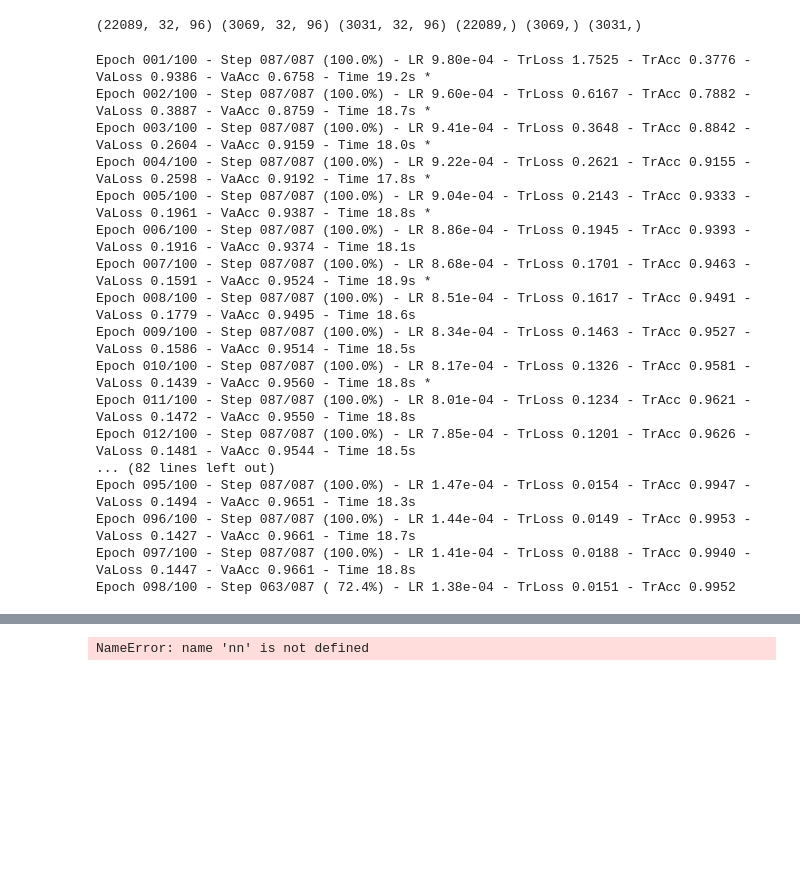
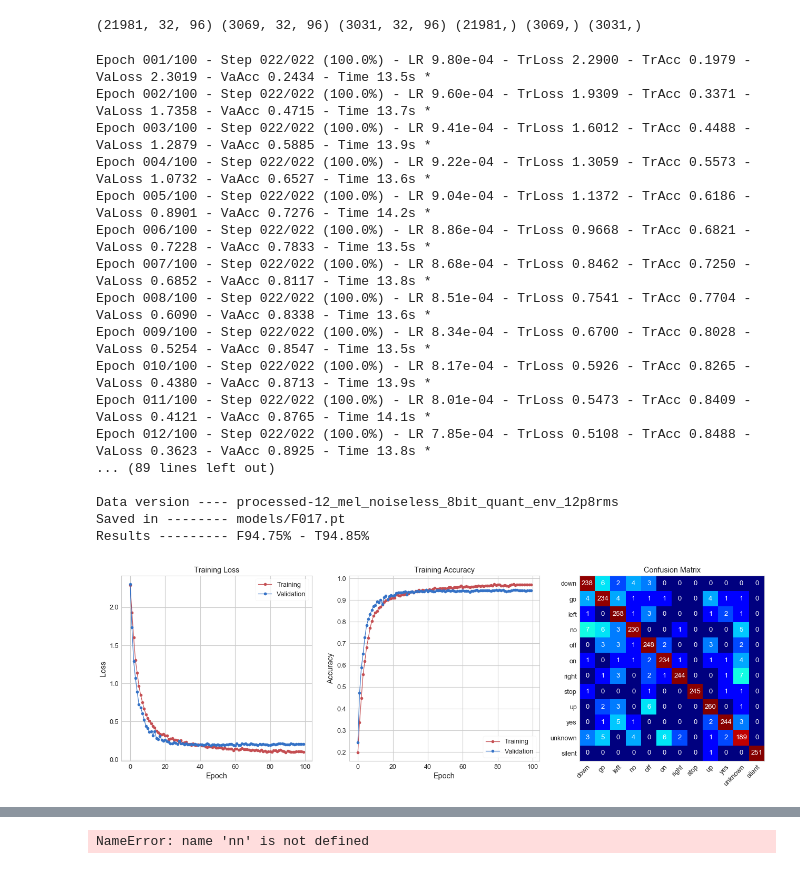
Before and after one commit to dan-zilla/a2i_ligru, a Jupyter notebook: google_voice/processing/Training-09-liGRU.ipynb, the cells around one changed output, grey strips where cells are left out. Saved outputs shown, nothing was run; the diff lists cells and outputs as text; code cells hidden in the pictures; blank space fills up the shorter version.

Commit message:
quantization, rms norm, refactoring some functions

```diff
--- a/google_voice/processing/Training-09-liGRU.ipynb
+++ b/google_voice/processing/Training-09-liGRU.ipynb
@@ -21,7 +21,7 @@ from jupyterthemes import jtplot
 jtplot.style()
 # %%
 data_folder = '../outfiles/'
-data_version = 'processed-12_mel_noiseless'
+data_version = 'processed-12_mel_noiseless_8bit_quant_env_12p8rms'
 
 with open(data_folder + data_version + '_ys.pkl', 'rb') as f:
     (ytr, yva, yte, classes) = pickle.load(f)
@@ -47,7 +47,7 @@ Ytr = to_categorical(ytr, num_classes)
 Yva = to_categorical(yva, num_classes)
 Yte = to_categorical(yte, num_classes)
 # %% [output]
-(22089, 32, 96) (3069, 32, 96) (3031, 32, 96) (22089,) (3069,) (3031,)
+(21981, 32, 96) (3069, 32, 96) (3031, 32, 96) (21981,) (3069,) (3031,)
 # %%
 def metrics(pte):
     conf_te = confusion_matrix(yte, pte)
@@ -307,30 +307,31 @@ class Net(nn.Module):
         self.res1 = ResLayer(in_channels= 1, out_channels=32, momentum=0.05, maxpool=True)
         self.res2 = ResLayer(in_channels=32, out_channels=64, momentum=0.05, maxpool=True)
         self.res3 = ResLayer(in_channels=64, out_channels=self.oc, momentum=0.05, maxpool=False)
-        self.recur1 = liGRU(256, self.oc * self.in_shape[0]//4, use_cuda=True)
-        self.fc1 = nn.Linear(256, 256)
-        self.sdo = StochasticDropout(0.5)
-        self.fc2 = nn.Linear(256, 12)
+        self.recur1 = liGRU(32, self.oc * self.in_shape[0]//4, use_cuda=True)
+        # self.fc1 = nn.Linear(256, 256)
+        # self.sdo = StochasticDropout(0.5)
+        self.fc2 = nn.Linear(32, 12)
 
     def forward(self, x):
         x = x.unsqueeze(1)
         #x = F.relu(self.conv1(x))
         x = self.res3(self.res2(self.res1(x)))
+        # x = self.res3(self.res2(x))
         x = x.view(-1, self.oc * self.in_shape[0]//4, self.in_shape[1]//4).permute(2, 0, 1).contiguous()
         x = self.recur1(x)[-1]
         #x = x.permute(1,0,2).contiguous().view(-1,96*512) # for bidirectional
-        x = F.relu(self.fc1(x))
-        x = F.dropout(x, p=0.2, training=self.training)
-        x = self.sdo(x)
+        #x = F.relu(self.fc1(x))
+        #x = F.dropout(x, p=0.2, training=self.training)
+        #x = self.sdo(x)
         x = self.fc2(x)
         return F.log_softmax(x, dim=1)
 # %%
 epochs = 100
-batch_size = 256
+batch_size = 1024
 iters  = (Xtr.shape[0] + batch_size - 1) // batch_size
 device = torch.device('cuda')
 
-v = 12
+v = 17
 model_F_file = 'models/F%03d.pt'%v
 
 lr = 1e-3
@@ -381,47 +382,48 @@ for epoch in range(epochs):
         cur_loss += loss.item()
         cur_acc  += np.sum((y_pred.max(dim=1)[1] == y).cpu().numpy())
         lr = scheduler.get_lr()[-1]
         print('\rEpoch %03d/%03d - Step %03d/%03d (%5.1f%%) - LR %.2e - TrLoss %.4f - TrAcc %.4f'%(
             epoch+1, epochs, step+1, iters, 100*(step+1)/iters, lr, cur_loss / cur_samp, cur_acc / cur_samp), end='')
 
     _, loss, acc = run_eval(Xva, yva)
     if acc > best_acc:
         best_acc = acc
         cur_best = True
         torch.save(model.state_dict(), model_F_file)
     else:
         cur_best = False
     print(' - VaLoss %.4f - VaAcc %.4f - Time %4.1fs %s'%(loss, acc, time.time() - t0, '*' if cur_best else ''))
     hist['TrLoss'].append(cur_loss / cur_samp)
     hist['TrAcc' ].append(cur_acc / cur_samp)
     hist['VaLoss'].append(loss)
     hist['VaAcc' ].append(acc)
 
 
 model.load_state_dict(torch.load(model_F_file))
 pte, loss, acc = run_eval(Xte, yte)
 print('TeLoss %.4f - TeAcc %.4f'%(loss, acc))
 
 print()
 print('Data version ---- %s'%data_version)
 print('Saved in -------- %s'%model_F_file)
 print('Results --------- F%.2f%% - T%.2f%%'%(100*best_acc, 100*acc))
 metrics(pte)
 # %% [output]
-Epoch 001/100 - Step 087/087 (100.0%) - LR 9.80e-04 - TrLoss 1.7525 - TrAcc 0.3776 - VaLoss 0.9386 - VaAcc 0.6758 - Time 19.2s *
-Epoch 002/100 - Step 087/087 (100.0%) - LR 9.60e-04 - TrLoss 0.6167 - TrAcc 0.7882 - VaLoss 0.3887 - VaAcc 0.8759 - Time 18.7s *
-Epoch 003/100 - Step 087/087 (100.0%) - LR 9.41e-04 - TrLoss 0.3648 - TrAcc 0.8842 - VaLoss 0.2604 - VaAcc 0.9159 - Time 18.0s *
-Epoch 004/100 - Step 087/087 (100.0%) - LR 9.22e-04 - TrLoss 0.2621 - TrAcc 0.9155 - VaLoss 0.2598 - VaAcc 0.9192 - Time 17.8s *
-Epoch 005/100 - Step 087/087 (100.0%) - LR 9.04e-04 - TrLoss 0.2143 - TrAcc 0.9333 - VaLoss 0.1961 - VaAcc 0.9387 - Time 18.8s *
-Epoch 006/100 - Step 087/087 (100.0%) - LR 8.86e-04 - TrLoss 0.1945 - TrAcc 0.9393 - VaLoss 0.1916 - VaAcc 0.9374 - Time 18.1s
-Epoch 007/100 - Step 087/087 (100.0%) - LR 8.68e-04 - TrLoss 0.1701 - TrAcc 0.9463 - VaLoss 0.1591 - VaAcc 0.9524 - Time 18.9s *
-Epoch 008/100 - Step 087/087 (100.0%) - LR 8.51e-04 - TrLoss 0.1617 - TrAcc 0.9491 - VaLoss 0.1779 - VaAcc 0.9495 - Time 18.6s
-Epoch 009/100 - Step 087/087 (100.0%) - LR 8.34e-04 - TrLoss 0.1463 - TrAcc 0.9527 - VaLoss 0.1586 - VaAcc 0.9514 - Time 18.5s
-Epoch 010/100 - Step 087/087 (100.0%) - LR 8.17e-04 - TrLoss 0.1326 - TrAcc 0.9581 - VaLoss 0.1439 - VaAcc 0.9560 - Time 18.8s *
-Epoch 011/100 - Step 087/087 (100.0%) - LR 8.01e-04 - TrLoss 0.1234 - TrAcc 0.9621 - VaLoss 0.1472 - VaAcc 0.9550 - Time 18.8s
-Epoch 012/100 - Step 087/087 (100.0%) - LR 7.85e-04 - TrLoss 0.1201 - TrAcc 0.9626 - VaLoss 0.1481 - VaAcc 0.9544 - Time 18.5s
-... (82 lines left out)
-Epoch 095/100 - Step 087/087 (100.0%) - LR 1.47e-04 - TrLoss 0.0154 - TrAcc 0.9947 - VaLoss 0.1494 - VaAcc 0.9651 - Time 18.3s
-Epoch 096/100 - Step 087/087 (100.0%) - LR 1.44e-04 - TrLoss 0.0149 - TrAcc 0.9953 - VaLoss 0.1427 - VaAcc 0.9661 - Time 18.7s
-Epoch 097/100 - Step 087/087 (100.0%) - LR 1.41e-04 - TrLoss 0.0188 - TrAcc 0.9940 - VaLoss 0.1447 - VaAcc 0.9661 - Time 18.8s
-Epoch 098/100 - Step 063/087 ( 72.4%) - LR 1.38e-04 - TrLoss 0.0151 - TrAcc 0.9952
+Epoch 001/100 - Step 022/022 (100.0%) - LR 9.80e-04 - TrLoss 2.2900 - TrAcc 0.1979 - VaLoss 2.3019 - VaAcc 0.2434 - Time 13.5s *
+Epoch 002/100 - Step 022/022 (100.0%) - LR 9.60e-04 - TrLoss 1.9309 - TrAcc 0.3371 - VaLoss 1.7358 - VaAcc 0.4715 - Time 13.7s *
+Epoch 003/100 - Step 022/022 (100.0%) - LR 9.41e-04 - TrLoss 1.6012 - TrAcc 0.4488 - VaLoss 1.2879 - VaAcc 0.5885 - Time 13.9s *
+Epoch 004/100 - Step 022/022 (100.0%) - LR 9.22e-04 - TrLoss 1.3059 - TrAcc 0.5573 - VaLoss 1.0732 - VaAcc 0.6527 - Time 13.6s *
+Epoch 005/100 - Step 022/022 (100.0%) - LR 9.04e-04 - TrLoss 1.1372 - TrAcc 0.6186 - VaLoss 0.8901 - VaAcc 0.7276 - Time 14.2s *
+Epoch 006/100 - Step 022/022 (100.0%) - LR 8.86e-04 - TrLoss 0.9668 - TrAcc 0.6821 - VaLoss 0.7228 - VaAcc 0.7833 - Time 13.5s *
+Epoch 007/100 - Step 022/022 (100.0%) - LR 8.68e-04 - TrLoss 0.8462 - TrAcc 0.7250 - VaLoss 0.6852 - VaAcc 0.8117 - Time 13.8s *
+Epoch 008/100 - Step 022/022 (100.0%) - LR 8.51e-04 - TrLoss 0.7541 - TrAcc 0.7704 - VaLoss 0.6090 - VaAcc 0.8338 - Time 13.6s *
+Epoch 009/100 - Step 022/022 (100.0%) - LR 8.34e-04 - TrLoss 0.6700 - TrAcc 0.8028 - VaLoss 0.5254 - VaAcc 0.8547 - Time 13.5s *
+Epoch 010/100 - Step 022/022 (100.0%) - LR 8.17e-04 - TrLoss 0.5926 - TrAcc 0.8265 - VaLoss 0.4380 - VaAcc 0.8713 - Time 13.9s *
+Epoch 011/100 - Step 022/022 (100.0%) - LR 8.01e-04 - TrLoss 0.5473 - TrAcc 0.8409 - VaLoss 0.4121 - VaAcc 0.8765 - Time 14.1s *
+Epoch 012/100 - Step 022/022 (100.0%) - LR 7.85e-04 - TrLoss 0.5108 - TrAcc 0.8488 - VaLoss 0.3623 - VaAcc 0.8925 - Time 13.8s *
+... (89 lines left out)
+
+Data version ---- processed-12_mel_noiseless_8bit_quant_env_12p8rms
+Saved in -------- models/F017.pt
+Results --------- F94.75% - T94.85%
+[figure, added]
```
Also changed, not shown: parts of 5 cells of this notebook, 8 other files.
